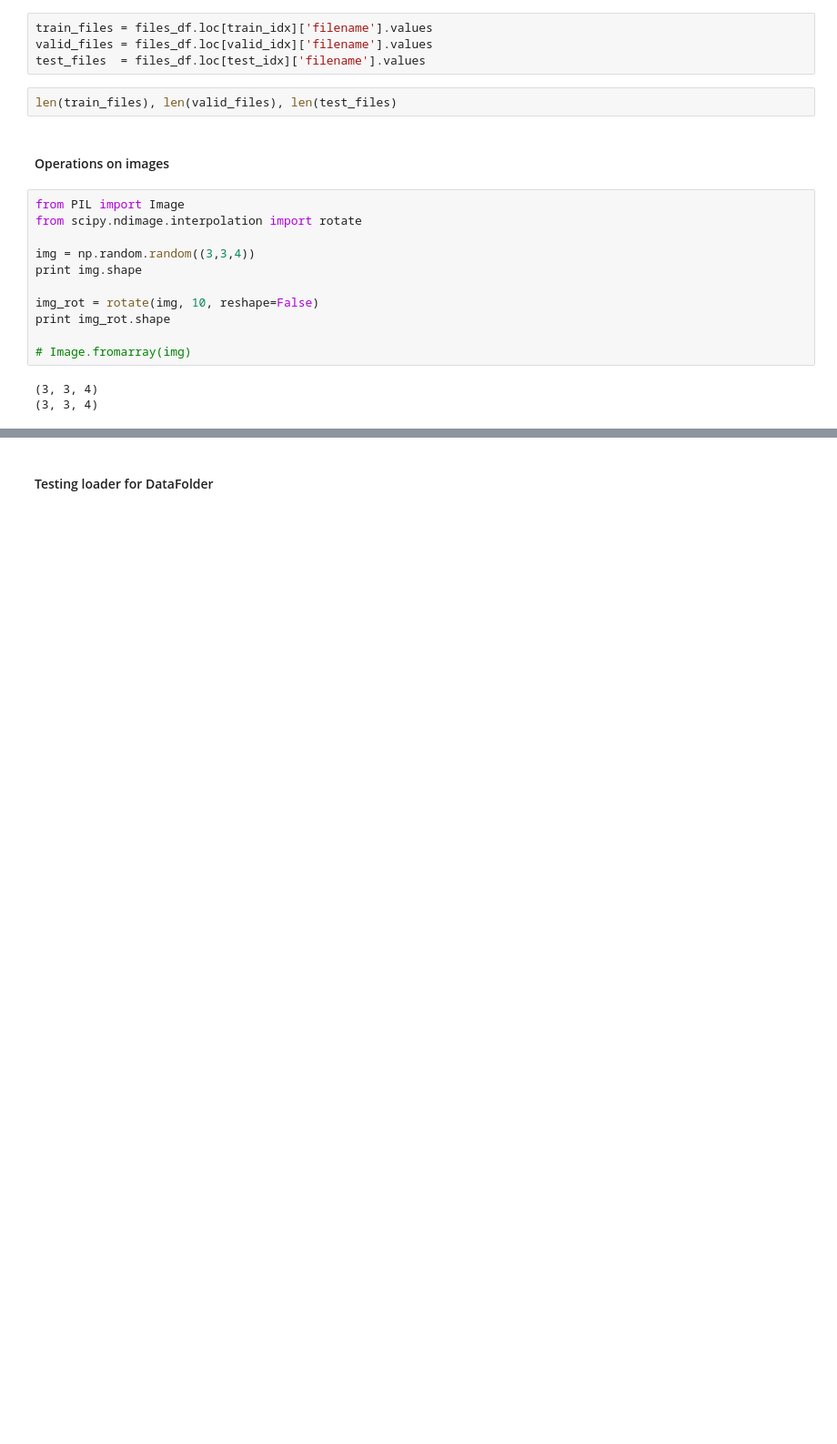
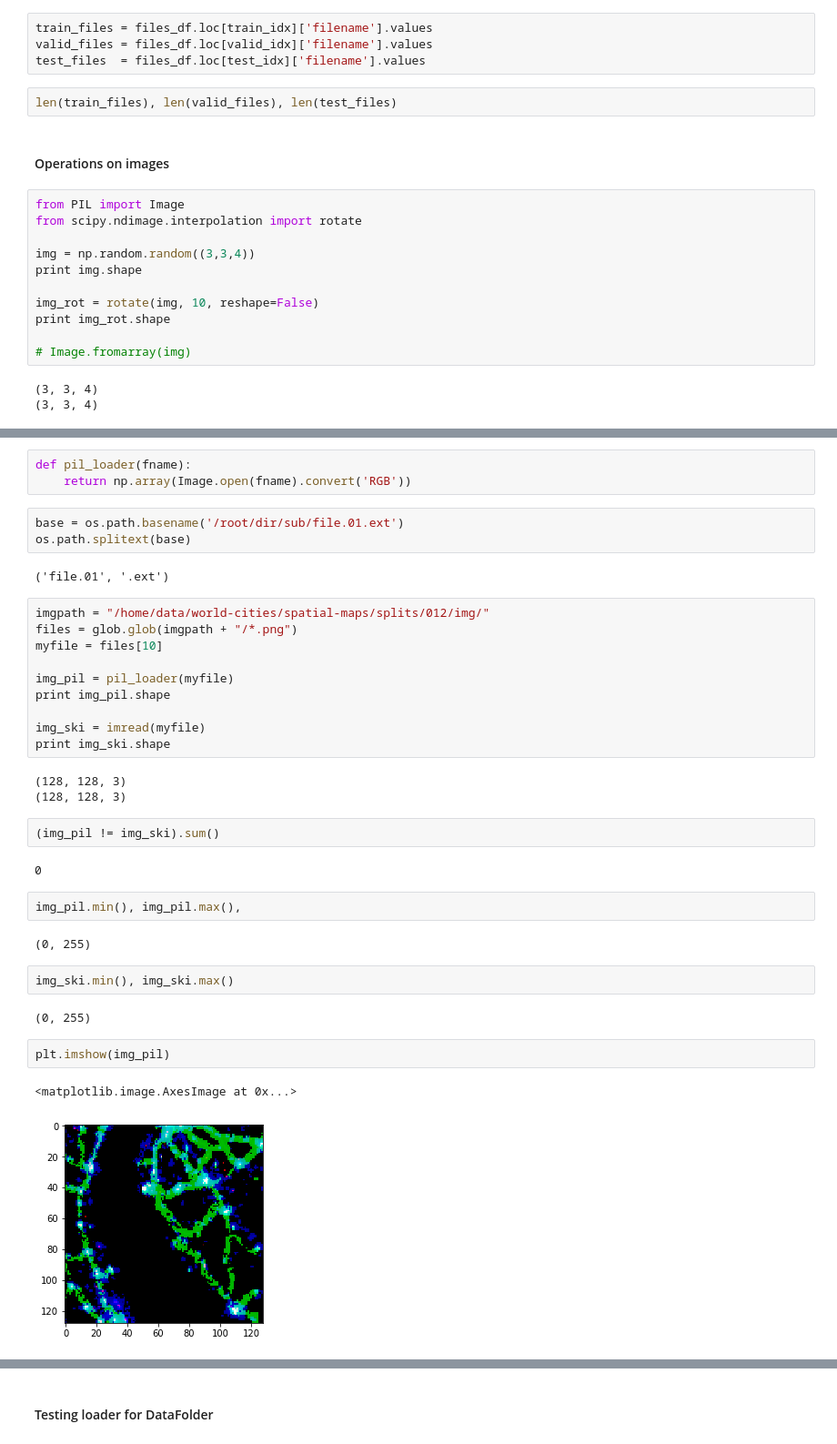
Before and after one commit to adrianalbert/citygan, a Jupyter notebook: experiments/scratch & testing.ipynb, the cells around one changed output, grey strips where cells are left out. Shown at 91% size. Cells and saved outputs as stored; diff of their text form; blank space fills up the shorter version.

```diff
--- a/experiments/scratch & testing.ipynb
+++ b/experiments/scratch & testing.ipynb
@@ -112,0 +122,38 @@ array([[[ 0.71273009,  0.28769977,  0.78122466,  0.23158882],
+# %%
+def pil_loader(fname):
+    return np.array(Image.open(fname).convert('RGB'))
+# %%
+base = os.path.basename('/root/dir/sub/file.01.ext')
+os.path.splitext(base)
+# %% [output]
+('file.01', '.ext')
+# %%
+imgpath = "/home/data/world-cities/spatial-maps/splits/012/img/"
+files = glob.glob(imgpath + "/*.png")
+myfile = files[10]
+
+img_pil = pil_loader(myfile)
+print img_pil.shape
+
+img_ski = imread(myfile)
+print img_ski.shape
+# %% [output]
+(128, 128, 3)
+(128, 128, 3)
+# %%
+(img_pil != img_ski).sum()
+# %% [output]
+0
+# %%
+img_pil.min(), img_pil.max(),
+# %% [output]
+(0, 255)
+# %%
+img_ski.min(), img_ski.max()
+# %% [output]
+(0, 255)
+# %%
+plt.imshow(img_pil)
+# %% [output]
+<matplotlib.image.AxesImage at 0x...>
+[figure, added]
```
Also changed, not shown: parts of 29 cells of this notebook, 6 other files.
